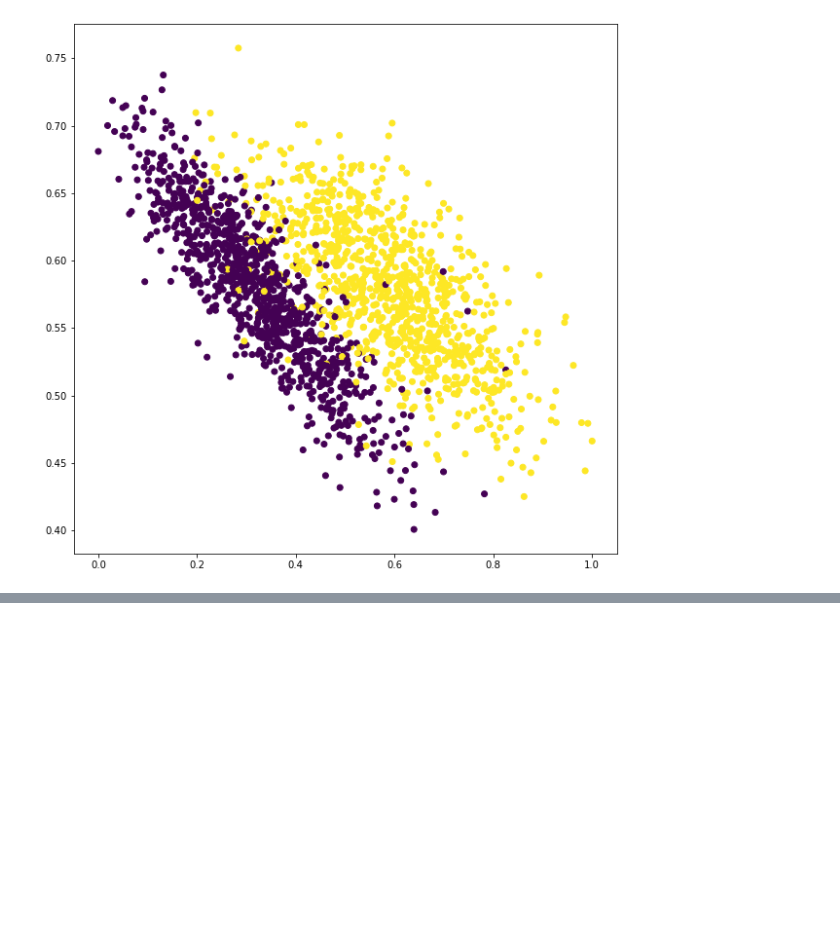
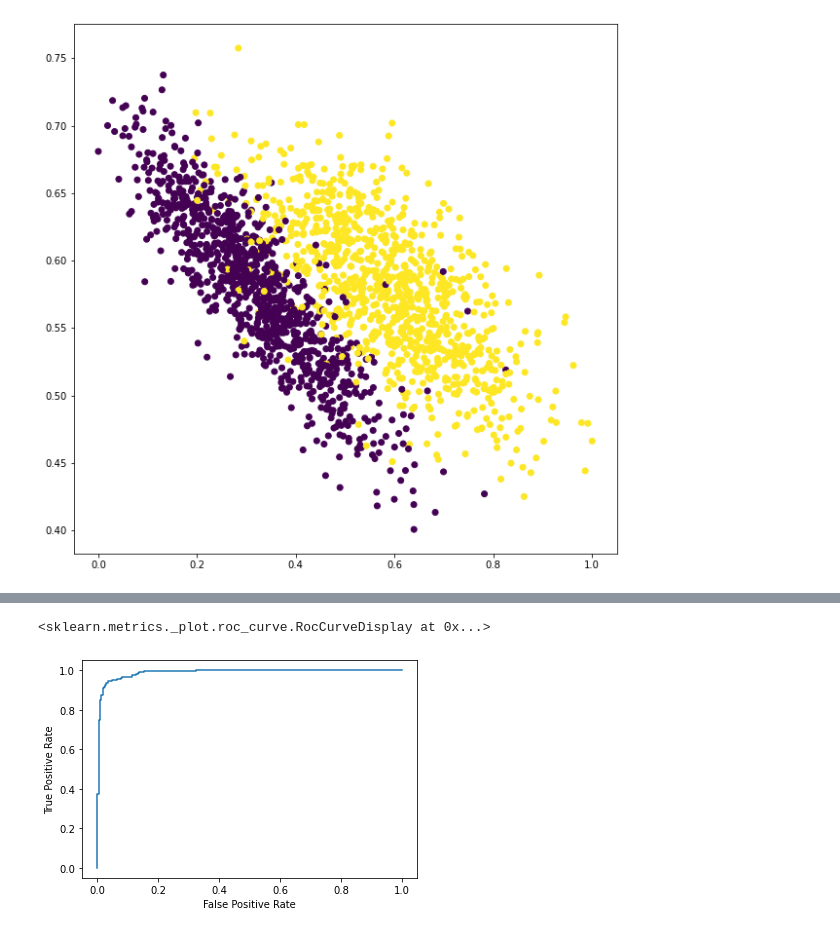
Before and after one commit to jakub-kowalik/PUM, a Jupyter notebook: lab2/lab2.ipynb, the cells around one changed output, grey strips where cells are left out. Saved outputs shown, nothing was run; the diff lists cells and outputs as text; code cells hidden in the pictures; blank space fills up the shorter version.

```diff
--- a/lab2/lab2.ipynb
+++ b/lab2/lab2.ipynb
@@ -110,0 +134,8 @@ KOX
+# %%
+fpr, tpr, roc_auc = roc_curve(y_test, f_wielomian(my_ridge, X_test))
+
+rok_analitic = RocCurveDisplay(fpr=fpr, tpr=tpr)
+rok_analitic.plot()
+# %% [output]
+<sklearn.metrics._plot.roc_curve.RocCurveDisplay at 0x...>
+[figure, added]
```
Also changed, not shown: parts of 13 cells of this notebook.
